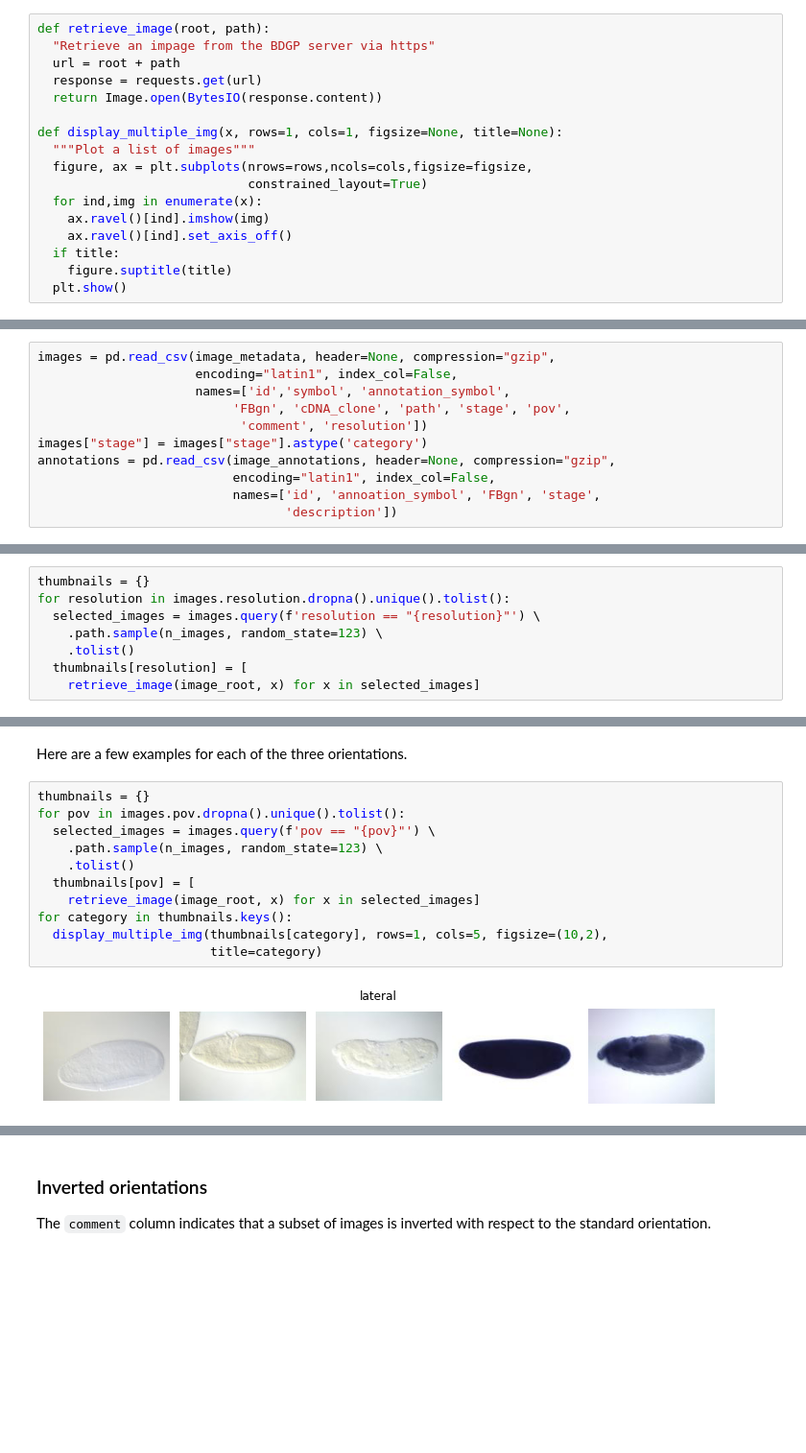
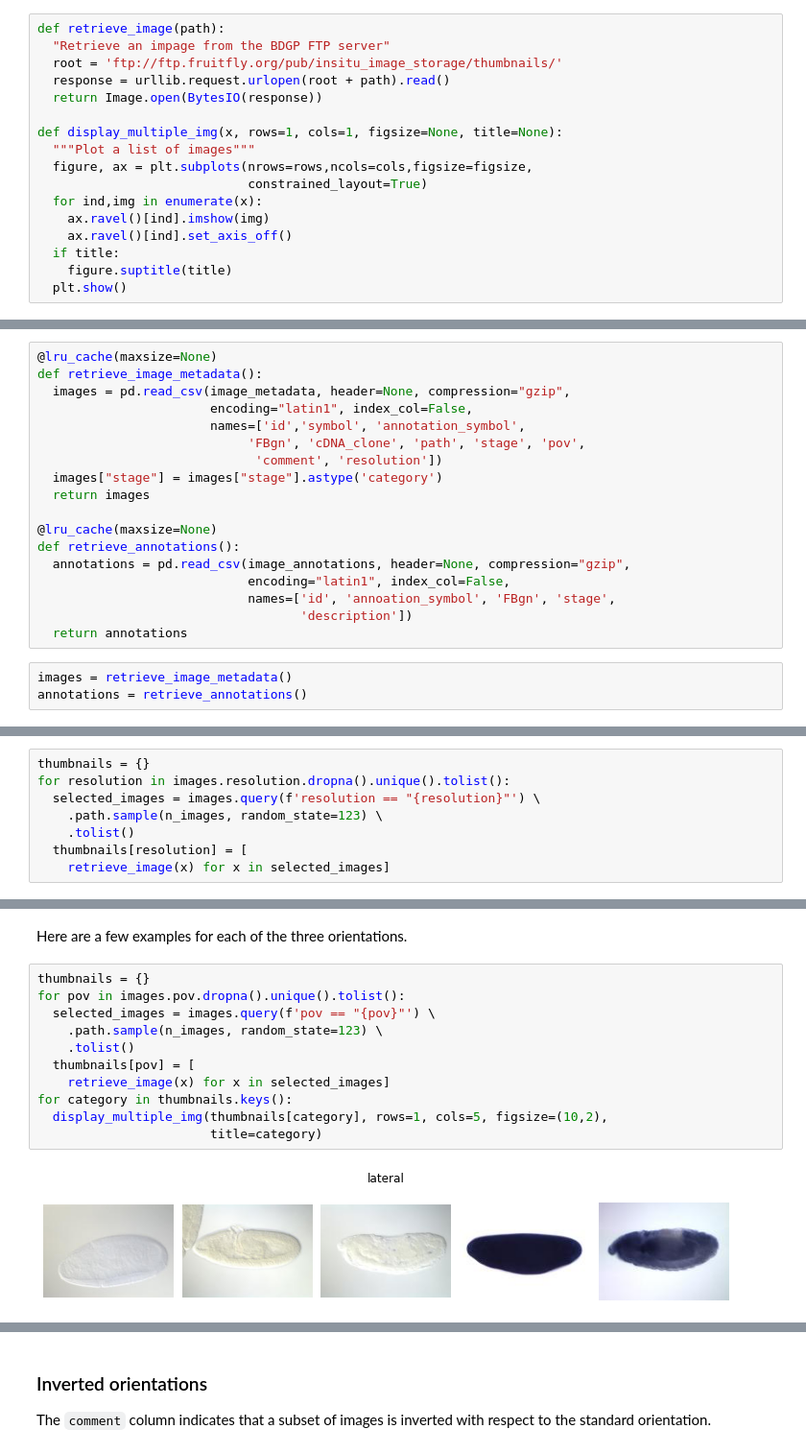
Before and after one commit to tomsing1/fastpages_setup, a Jupyter notebook: _notebooks/2020-12-11-Retrieving-BDGP-images.ipynb, the cells around one changed output, grey strips where cells are left out. Shown at 96% size. Cells and saved outputs as stored; diff of their text form; blank space fills up the shorter version.

```diff
--- a/_notebooks/2020-12-11-Retrieving-BDGP-images.ipynb
+++ b/_notebooks/2020-12-11-Retrieving-BDGP-images.ipynb
@@ -27,9 +29,9 @@ image_root = server + 'insitu_image_storage/thumbnails/'
 # %%
-def retrieve_image(root, path):
-  "Retrieve an impage from the BDGP server via https"
-  url = root + path
-  response = requests.get(url)
-  return Image.open(BytesIO(response.content))
+def retrieve_image(path):
+  "Retrieve an impage from the BDGP FTP server"
+  root = 'ftp://ftp.fruitfly.org/pub/insitu_image_storage/thumbnails/'
+  response = urllib.request.urlopen(root + path).read()
+  return Image.open(BytesIO(response))
 
 def display_multiple_img(x, rows=1, cols=1, figsize=None, title=None):
   """Plot a list of images"""
@@ -57,13 +47,23 @@ asked for help locating it.)
 After some trial and error, I figured out that the CSV files are `latin1` encoded (e.g. not `UTF-8`).
 The provided files do not contain column names, so I added them myself.
 # %%
-images = pd.read_csv(image_metadata, header=None, compression="gzip",
-                     encoding="latin1", index_col=False,
-                     names=['id','symbol', 'annotation_symbol',
-                          'FBgn', 'cDNA_clone', 'path', 'stage', 'pov',
-                           'comment', 'resolution'])
-images["stage"] = images["stage"].astype('category')
-annotations = pd.read_csv(image_annotations, header=None, compression="gzip",
-                          encoding="latin1", index_col=False,
-                          names=['id', 'annoation_symbol', 'FBgn', 'stage',
-                                 'description'])
+@lru_cache(maxsize=None)
+def retrieve_image_metadata():
+  images = pd.read_csv(image_metadata, header=None, compression="gzip",
+                       encoding="latin1", index_col=False,
+                       names=['id','symbol', 'annotation_symbol',
+                            'FBgn', 'cDNA_clone', 'path', 'stage', 'pov',
+                             'comment', 'resolution'])
+  images["stage"] = images["stage"].astype('category')
+  return images
+
+@lru_cache(maxsize=None)
+def retrieve_annotations():
+  annotations = pd.read_csv(image_annotations, header=None, compression="gzip",
+                            encoding="latin1", index_col=False,
+                            names=['id', 'annoation_symbol', 'FBgn', 'stage',
+                                   'description'])
+  return annotations
+# %%
+images = retrieve_image_metadata()
+annotations = retrieve_annotations()
@@ -206,7 +269,7 @@ for resolution in images.resolution.dropna().unique().tolist():
     .path.sample(n_images, random_state=123) \
     .tolist()
   thumbnails[resolution] = [
-    retrieve_image(image_root, x) for x in selected_images]
+    retrieve_image(x) for x in selected_images]
 # %% [markdown]
 The high-resolution images are quite variable, e.g. they cofus on different parts of an embryo.
 # %%
@@ -233,13 +296,13 @@ Here are a few examples for each of the three orientations.
 # %%
 thumbnails = {}
 for pov in images.pov.dropna().unique().tolist():
   selected_images = images.query(f'pov == "{pov}"') \
     .path.sample(n_images, random_state=123) \
     .tolist()
   thumbnails[pov] = [
-    retrieve_image(image_root, x) for x in selected_images]
+    retrieve_image(x) for x in selected_images]
 for category in thumbnails.keys():
   display_multiple_img(thumbnails[category], rows=1, cols=5, figsize=(10,2),
                        title=category)
 # %% [output]
-[figure, old version]
+[figure, new version]
```
Also changed, not shown: parts of 22 cells of this notebook.
